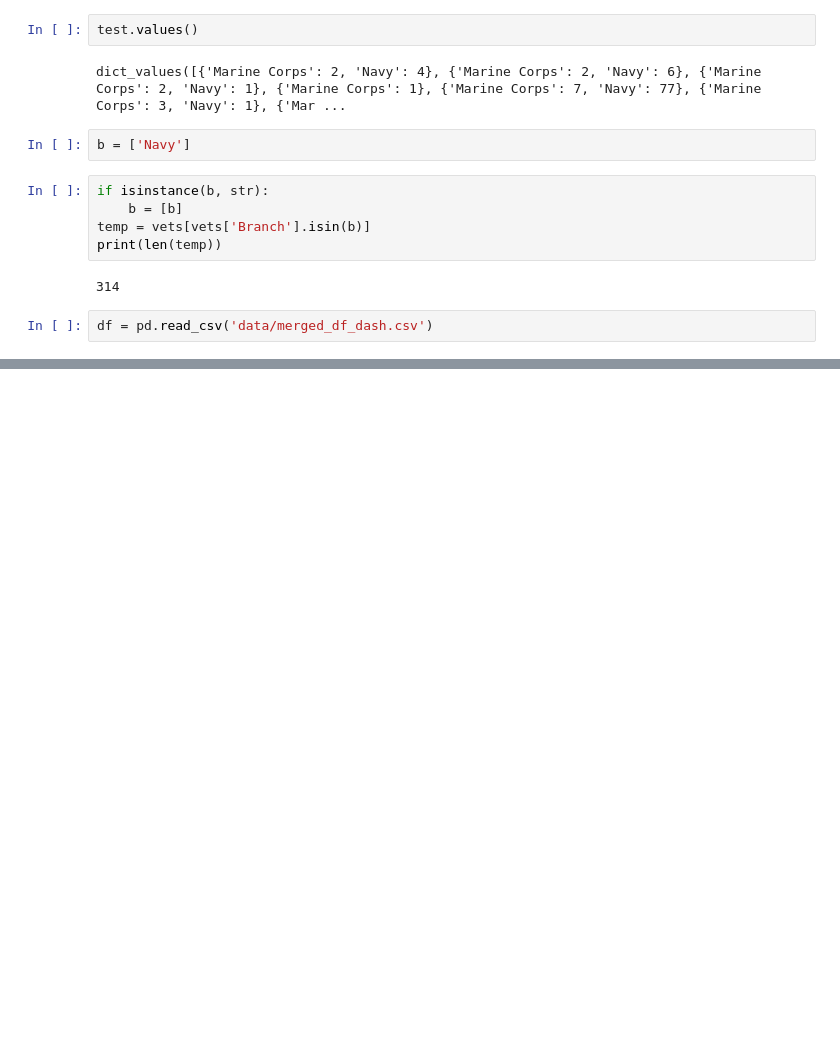
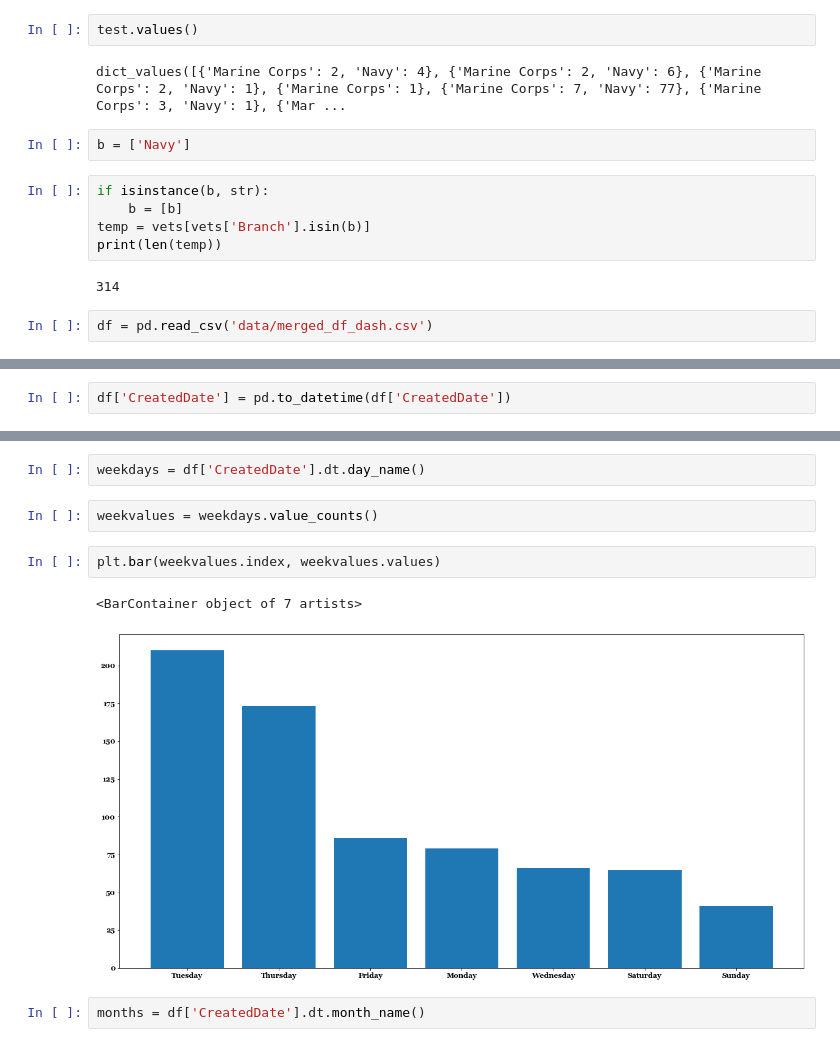
Before and after one commit to americanthinker/Cap_Stone_II, a Jupyter notebook: EM_map_scratch.ipynb, the cells around one changed output, grey strips where cells are left out. Saved outputs shown, nothing was run; the diff lists cells and outputs as text; blank space fills up the shorter version.

```diff
--- a/EM_map_scratch.ipynb
+++ b/EM_map_scratch.ipynb
@@ -381,0 +386,2 @@ barchart.update_layout(
+# %%
+df['CreatedDate'] = pd.to_datetime(df['CreatedDate'])
@@ -381,0 +403,11 @@ barchart.update_layout(
+# %%
+weekdays = df['CreatedDate'].dt.day_name()
+# %%
+weekvalues = weekdays.value_counts()
+# %%
+plt.bar(weekvalues.index, weekvalues.values)
+# %% [output]
+<BarContainer object of 7 artists>
+[figure, added]
+# %%
+months = df['CreatedDate'].dt.month_name()
```
Also changed, not shown: parts of 10 cells of this notebook, 2 other files.
